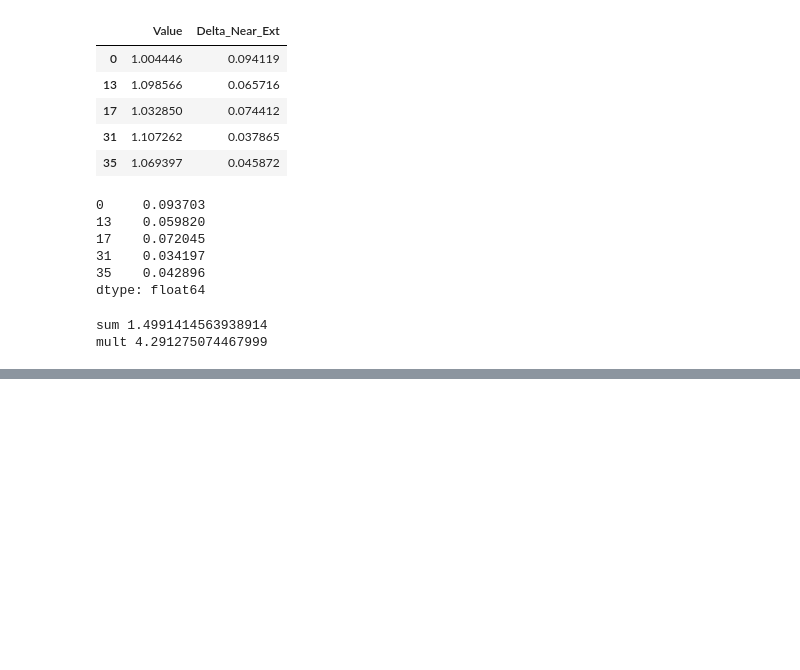
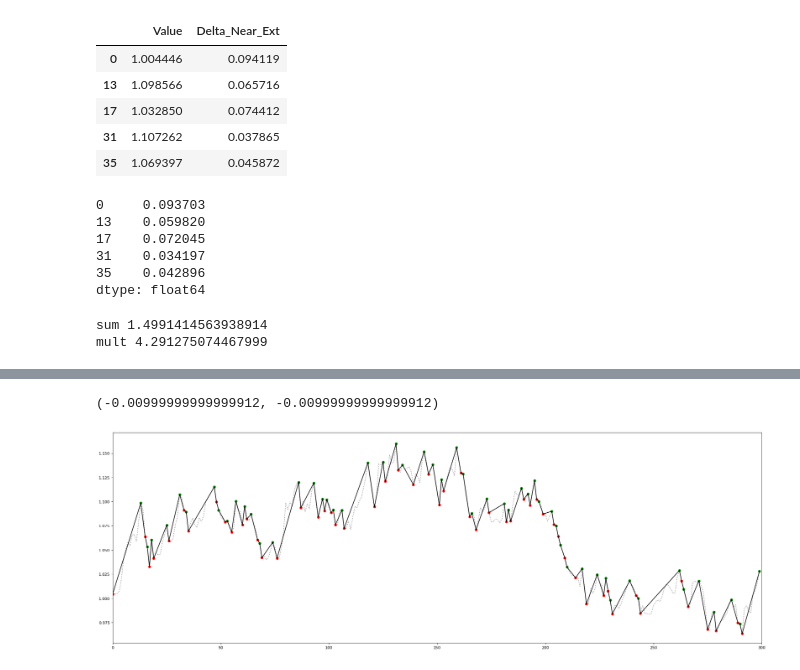
Before and after one commit to NNTrade/metrics, a Jupyter notebook: example/ZigZag/Builder.ipynb, the cells around one changed output, grey strips where cells are left out. Drawn from its saved outputs; the diff is of its cells as text; code cells hidden in the pictures; blank space fills up the shorter version.

```diff
--- a/example/ZigZag/Builder.ipynb
+++ b/example/ZigZag/Builder.ipynb
@@ -110,0 +153,10 @@ pd.DataFrame(data=[[1, 1, 0.5],[-1, 1.5, 0.5]],columns=[FLAG_COL_NAME, VALUE_COL
+# %%
+search_res
+# %% [output]
+(-0.00999999999999912, -0.00999999999999912)
+# %%
+opt_zzb = ZigZagBuilder(-0.01,-0.01)
+opt_zz = opt_zzb.build_all(x_sr)
+draw_chart(x_sr,opt_zz)
+# %% [output]
+[figure, added]
```
Also changed, not shown: parts of 8 cells of this notebook, 9 other files.
